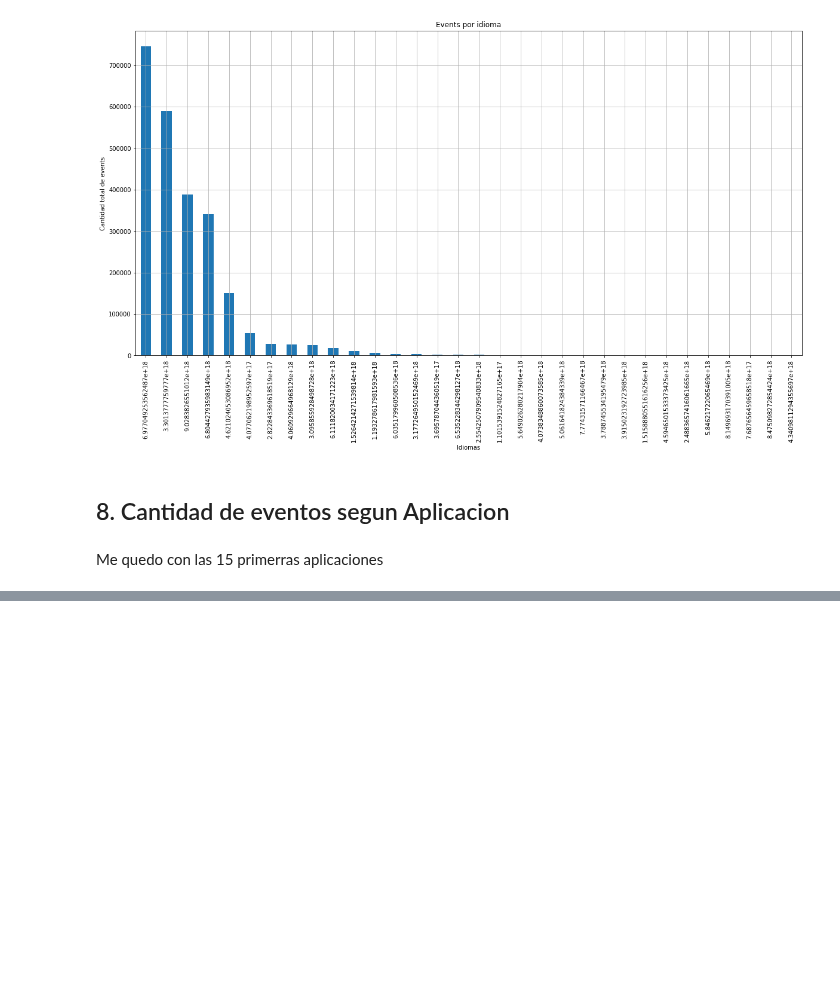
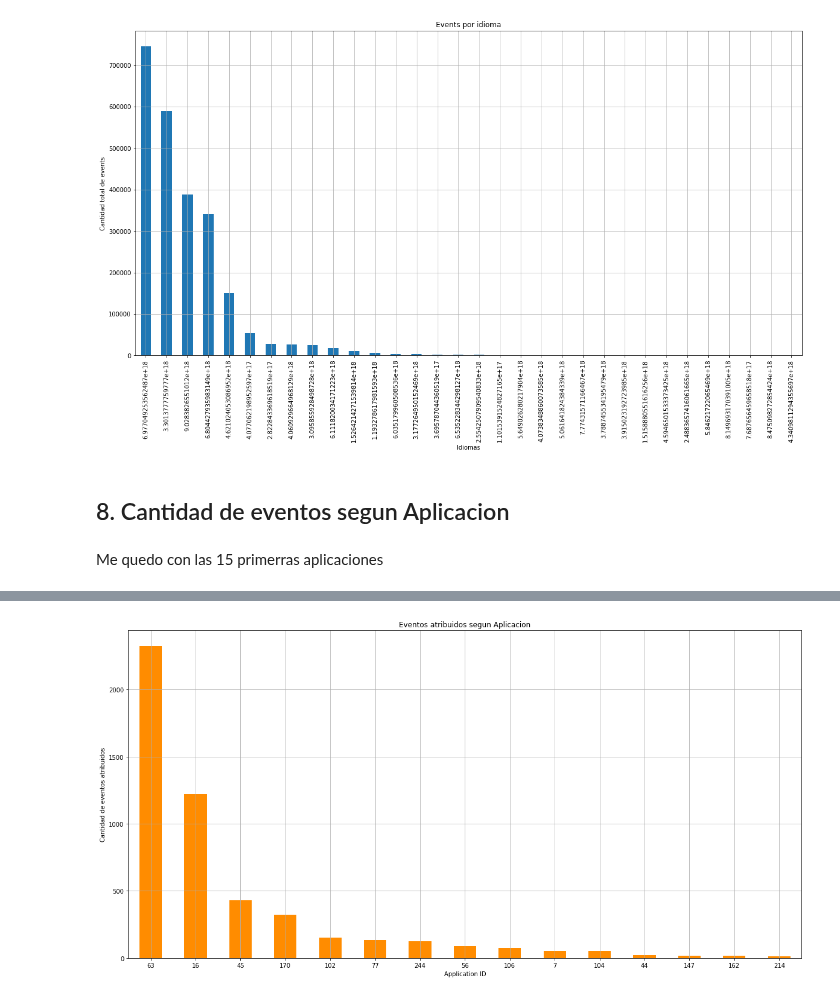
Before and after one commit to sberoch/Datos, a Jupyter notebook: events.ipynb, the cells around one changed output, grey strips where cells are left out. Drawn from its saved outputs; the diff is of its cells as text; code cells hidden in the pictures; blank space fills up the shorter version.

```diff
--- a/events.ipynb
+++ b/events.ipynb
@@ -207,0 +219,3 @@ Text(0.5, 0, 'Application ID')
+# %%
+att_por_app = events.groupby('application_id').agg({'attributed' : 'sum'})
+att_por_app.columns= ['attributed']
@@ -207,0 +224,9 @@ Text(0.5, 0, 'Application ID')
+# %%
+att_por_app = att_por_app.sort_values('attributed', ascending = False)
+att_por_app = att_por_app.head(15)
+# %%
+grph9 = att_por_app.plot.bar(grid = True,color = 'darkorange',figsize = (20,10), legend = False, title = "Eventos atribuidos segun Aplicacion", rot = 0)
+grph9.set_ylabel('Cantidad de eventos atribuidos')
+grph9.set_xlabel('Application ID');
+# %% [output]
+[figure, added]
```
Also changed, not shown: parts of 11 cells of this notebook.
